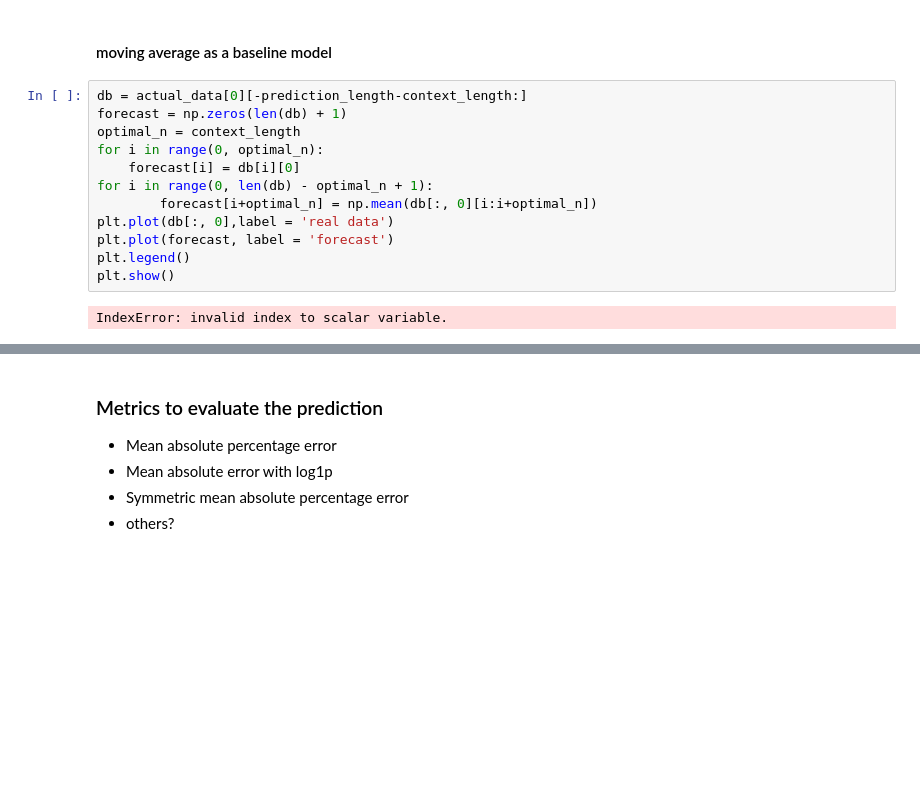
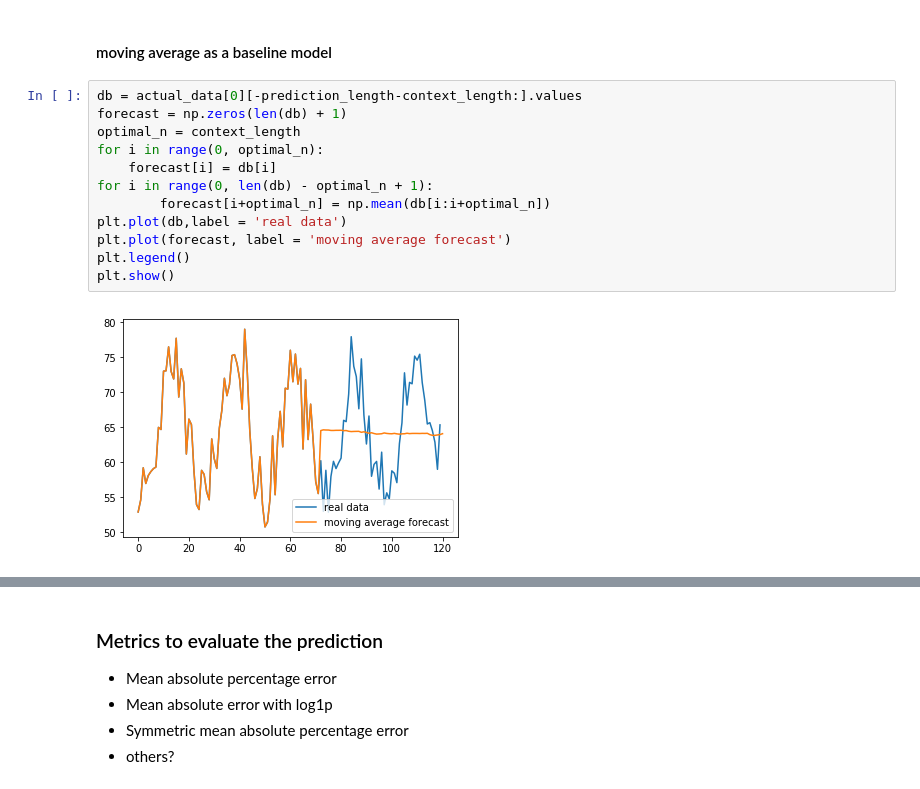
Before and after one commit to amigniox/robust_forecasting, a Jupyter notebook: notebooks/01-sagemaker-deepar-wikimedia.ipynb, the cells around one changed output, grey strips where cells are left out. Cells and saved outputs as stored; diff of their text form; blank space fills up the shorter version.

```diff
--- a/notebooks/01-sagemaker-deepar-wikimedia.ipynb
+++ b/notebooks/01-sagemaker-deepar-wikimedia.ipynb
@@ -326,19 +388,19 @@ len(actual_data[0][-prediction_length:].values)
 # %% [markdown]
 #### moving average as a baseline model
 # %%
-db = actual_data[0][-prediction_length-context_length:]
+db = actual_data[0][-prediction_length-context_length:].values
 forecast = np.zeros(len(db) + 1)
 optimal_n = context_length
 for i in range(0, optimal_n):
-    forecast[i] = db[i][0]
+    forecast[i] = db[i]
 for i in range(0, len(db) - optimal_n + 1):
-        forecast[i+optimal_n] = np.mean(db[:, 0][i:i+optimal_n])
-plt.plot(db[:, 0],label = 'real data')
-plt.plot(forecast, label = 'forecast')
+        forecast[i+optimal_n] = np.mean(db[i:i+optimal_n])
+plt.plot(db,label = 'real data')
+plt.plot(forecast, label = 'moving average forecast')
 plt.legend()
 plt.show()
 # %% [output]
-IndexError: invalid index to scalar variable.
+[figure, added]
 # %%
 for k in range(len(list_of_df)):
     plt.figure(figsize=(12,6))
```
Also changed, not shown: parts of 18 cells of this notebook, 1 other file.
